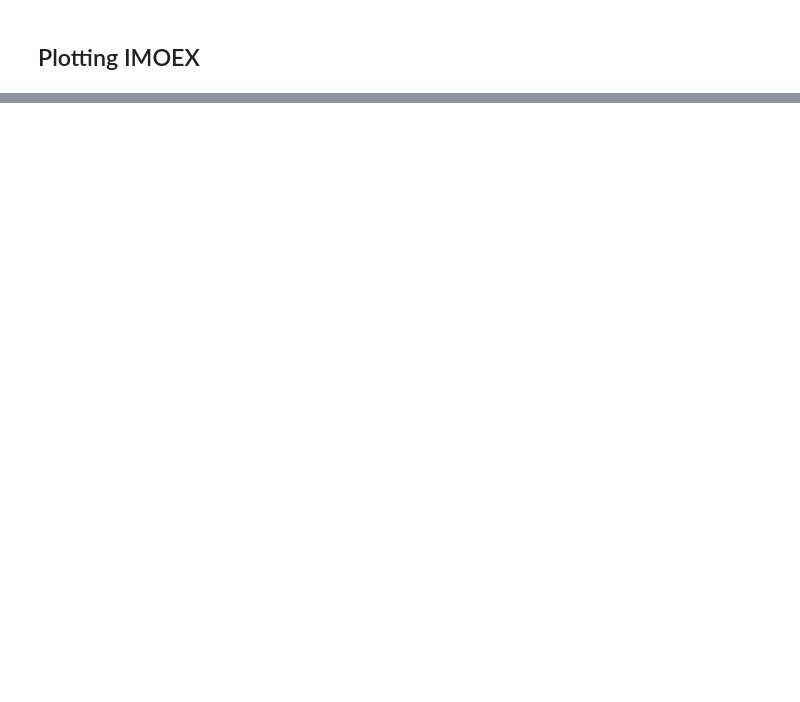
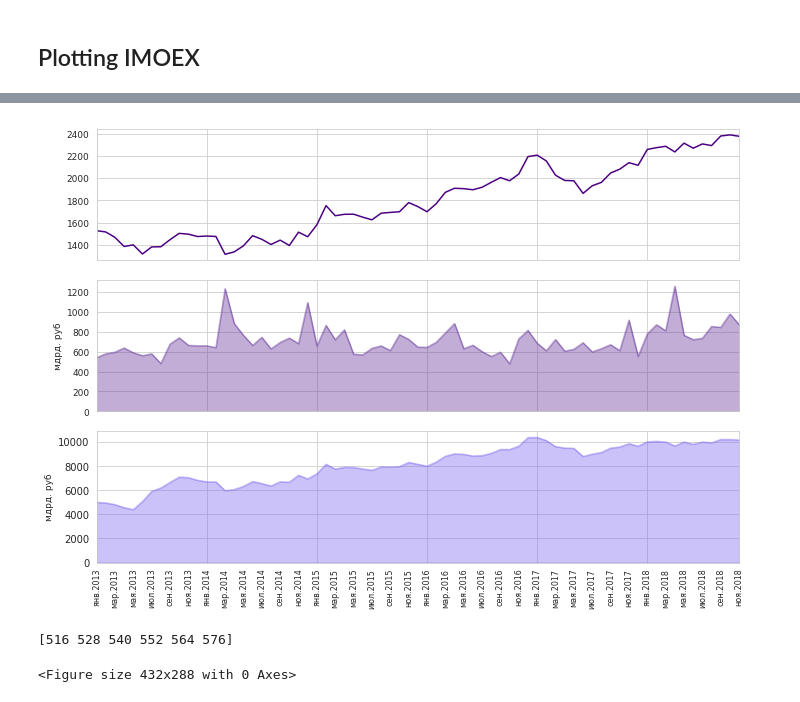
Before and after one commit to GeorgyGol/RTS, a Jupyter notebook: RTS.ipynb, the cells around one changed output, grey strips where cells are left out. Drawn from its saved outputs; the diff is of its cells as text; code cells hidden in the pictures; blank space fills up the shorter version.

```diff
--- a/RTS.ipynb
+++ b/RTS.ipynb
@@ -290,8 +314,17 @@ Date
+# %%
+moex_m_average.index=moex_m_average.index.map(lambda x: x.replace(day=1))
+moex_volume.index=moex_volume.index.map(lambda x: x.replace(day=1))
+
+
+pd.merge(moex_volume, moex_m_average.to_frame(), left_index=True, right_index=True).to_csv('imoex.csv', sep=';')
 # %% [markdown]
 ## Plotting IMOEX
 # %%
 #%matplotlib notebook
 #import matplotlib.patches as mpatches
+
+import matplotlib.dates as dates
+import matplotlib.ticker as ticker
 
 import seaborn as sns
 sns.set_style('whitegrid')
@@ -300,24 +333,47 @@ fig_mo, (ax_m1, ax_m2, ax_m3)=plt.subplots(figsize=(10,7), nrows=3, ncols=1, sha
 
 lBaseYear_m=2013
 
+xlim=(pd.Timestamp('{year}-01-01'.format(year=lBaseYear_m)),
+      pd.Timestamp('{year}-{month}-{day}'.format(year=datetime.now().year, month=datetime.now().month-1, day=30)))
+#print(xlim)
 moex_m_average.loc[moex_m_average.index.year>=lBaseYear_m].plot.line(ax=ax_m1, color='indigo')
 
 moex_vol=moex_volume.loc[moex_volume.index.year>=lBaseYear_m, ('VALUE')]/1e9
 moex_vol.plot.area(ax=ax_m2, color='rebeccapurple', alpha=0.4)
 
 moex_cap=moex_volume.loc[moex_volume.index.year>=lBaseYear_m, ('CAPITALIZATION')]/1e9
-moex_cap.plot.area(ax=ax_m3, xlim=(pd.Timestamp('{year}-01-01'.format(year=lBaseYear_m)), datetime.now()),
+moex_cap.plot.area(ax=ax_m3, xlim=xlim,
                    color='mediumslateblue', alpha=0.4)
 
-ax_m1.set_title('Индекс МосБиржи IMOEX, среднее значение по месяцам', fontsize=12, color='maroon')
-ax_m2.set_title('Объем торгов', fontsize=12, color='maroon')
-ax_m3.set_title('Капитализация, среднее значение по месяцам', fontsize=12, color='maroon')
+#ax_m1.set_title('Индекс МосБиржи IMOEX, среднее значение по месяцам', fontsize=12, color='navy')
+#ax_m2.set_title('Объем торгов', fontsize=12, color='navy')
+#ax_m3.set_title('Капитализация, среднее значение по месяцам', fontsize=12, color='navy')
 
-ax_m3.set_xlabel('Дата')
-ax_m2.set_ylabel('мдрд. руб')
-ax_m3.set_ylabel('мдрд. руб')
+ax_m3.set_xlabel('')
+ax_m2.set_ylabel('мдрд. руб', fontsize=9)
+ax_m3.set_ylabel('мдрд. руб', fontsize=9)
+
+locale.setlocale(locale.LC_TIME, 'ru_RU.UTF-8')
+
+ax_m1.tick_params(axis='both', which='major', labelsize=9)
+ax_m2.tick_params(axis='both', which='major', labelsize=9)
+ax_m3.tick_params(axis='both', which='minor', labelsize=9)
+
+ax_m1.set_xticks(ticks=moex_vol.index.tolist()[::12])
+ax_m2.set_xticks(ticks=moex_vol.index.tolist()[::12])
+
+ax_m3.set_xticks(ticks=moex_vol.index.tolist()[::2], minor=True)
+ax_m3.set_xticklabels(moex_vol.index.strftime('%b.%Y')[::2], rotation=90, fontsize=8, minor=True)
+
+#ax_m3.set_xticks(ticks=moex_vol.index.tolist()[::12], minor=False)
+
+ax_m3.set_xticklabels(''*6, rotation=0, fontsize=8,
+                      minor=False)
+
+#ax_m3.xaxis.set_tick_params(which='major', pad=50)
 
 plt.tight_layout()
 plt.show();
 plt.savefig(r'/home/egor/Изображения/IMOEX.png')
+print(ax_m3.get_xticks())
 # %% [output]
@@ -325,0 +380,3 @@ plt.savefig(r'/home/egor/Изображения/IMOEX.png')
+[figure, added]
+[516 528 540 552 564 576]
+<Figure size 432x288 with 0 Axes>
```
Also changed, not shown: parts of 13 cells of this notebook, 4 other files.
